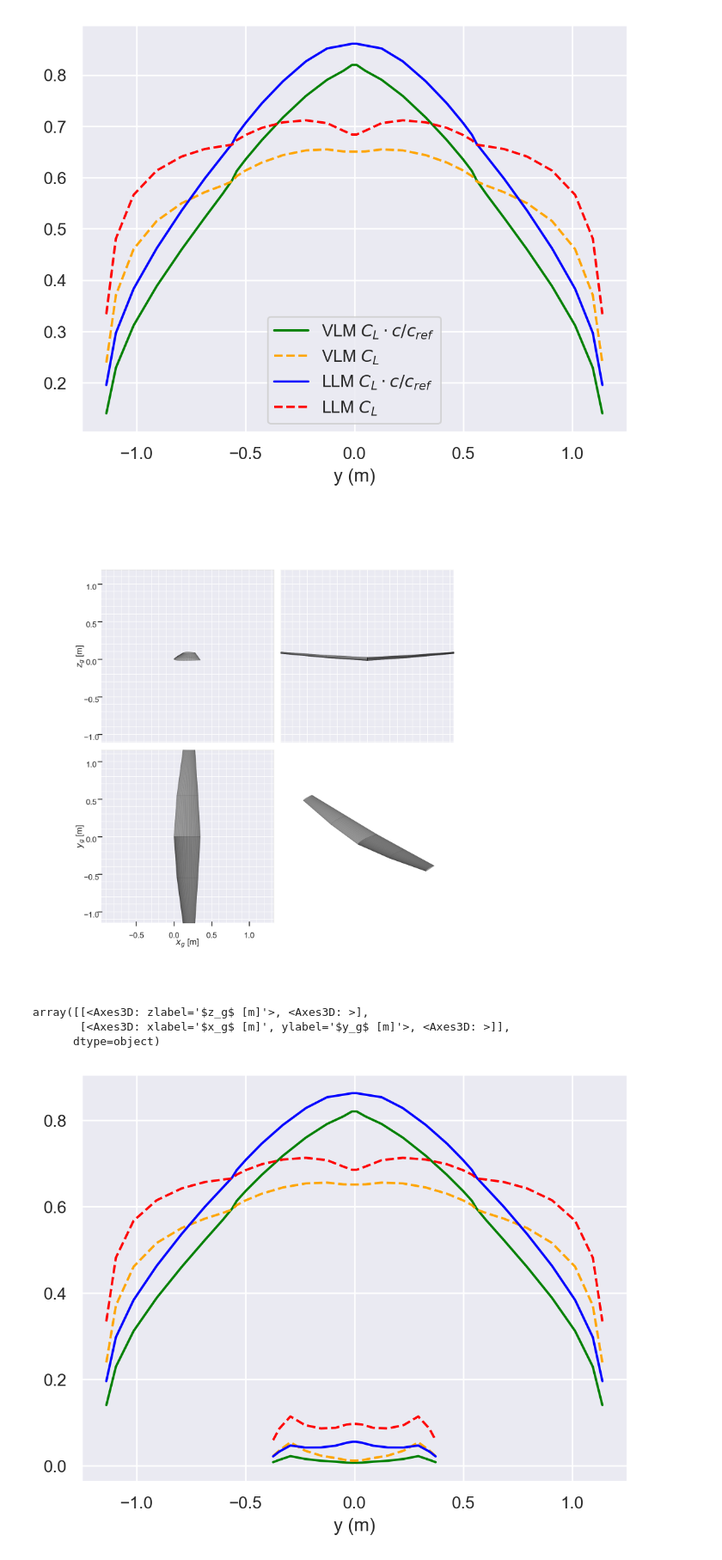
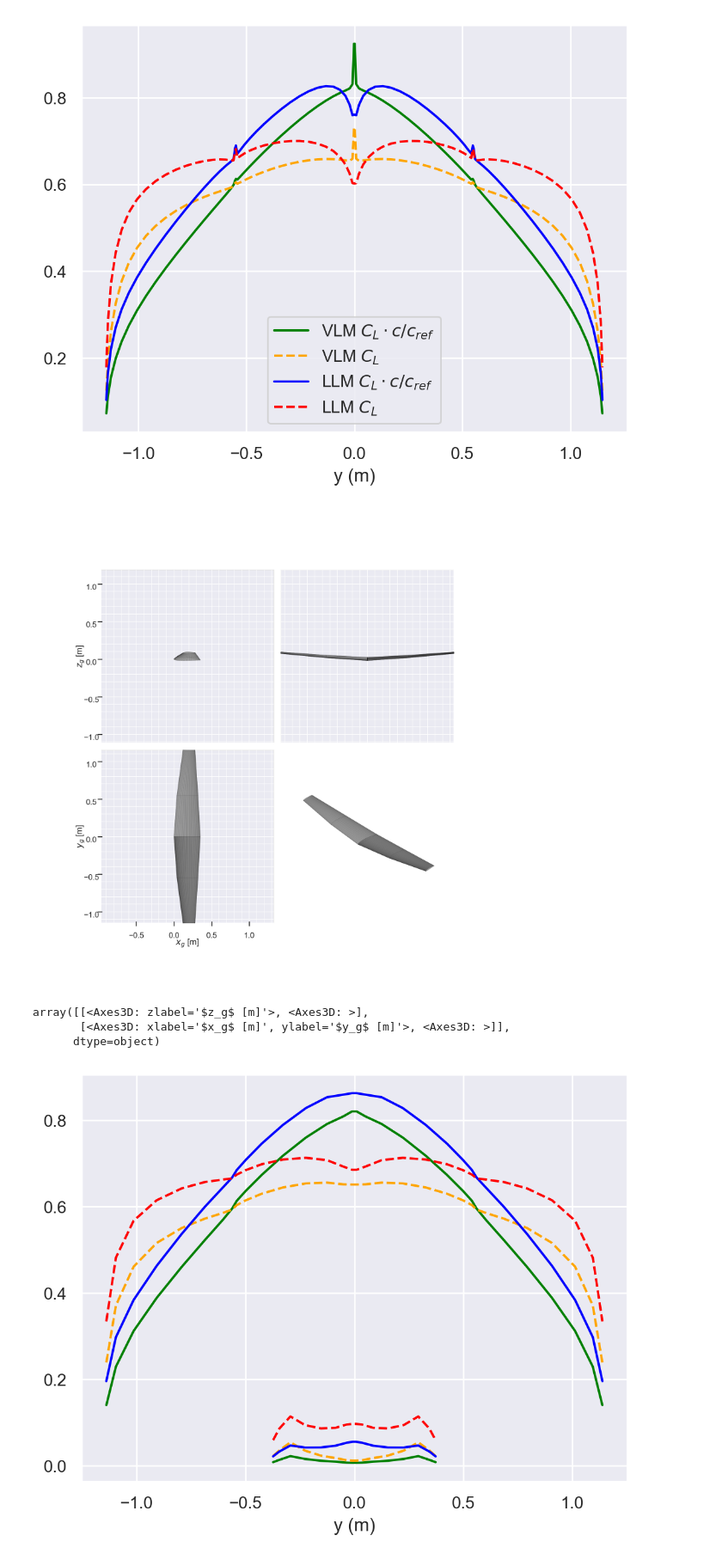
Before and after one commit to tomsheridan04/AeroSandbox, a Jupyter notebook: studies/TSher_Improvements/native_spanwise_distribution_test.ipynb, the cells around one changed output. Shown at 86% size. Cells and saved outputs as stored; diff of their text form; code cells hidden in the pictures.

```diff
--- a/studies/TSher_Improvements/native_spanwise_distribution_test.ipynb
+++ b/studies/TSher_Improvements/native_spanwise_distribution_test.ipynb
@@ -5,7 +5,7 @@ import matplotlib.pyplot as plt
 
 velocity = 20
 alpha = 5
-spanwise_resolution = 8
+spanwise_resolution = 20
 
 wing_airplane = asb.Airplane(
     name="Generic Wing",
@@ -46,36 +46,37 @@ vlm = asb.VortexLatticeMethod(
     spanwise_resolution=spanwise_resolution,
     chordwise_resolution=4,
     align_trailing_vortices_with_wind=False,
+    vortex_core_radius=1e-6,
 )
 vlm_results = vlm.run()
 
 llm = asb.LiftingLine(
     airplane=wing_airplane,
     op_point=op_point,
     spanwise_resolution=spanwise_resolution,
     align_trailing_vortices_with_wind=False,
 )
 llm_results = llm.run()
 
 wing_y_vlm = vlm["y"][0]
 wing_clc_over_cref_vlm = vlm["clc_over_cref"][0]
 wing_cl_vlm = vlm["cl"][0]
 
 wing_y_llm = llm["y"][0]
 wing_clc_over_cref_llm = llm["clc_over_cref"][0]
 wing_cl_llm = llm["cl"][0]
 
 plt.plot(wing_y_vlm, wing_clc_over_cref_vlm, color="green", label=r"VLM $C_L \cdot c/c_{ref}$")
 plt.plot(wing_y_vlm, wing_cl_vlm, color="orange", linestyle="--", label=r"VLM $C_L$")
 plt.plot(wing_y_llm, wing_clc_over_cref_llm, color="blue", label=r"LLM $C_L \cdot c/c_{ref}$")
 plt.plot(wing_y_llm, wing_cl_llm, color="red", linestyle="--", label=r"LLM $C_L$")
 plt.xlabel("y (m)")
 plt.legend()
 plt.show()
 
 wing_airplane.draw_three_view()
 # %% [output]
-[figure, old version]
+[figure, new version]
 [figure]
 array([[<Axes3D: zlabel='$z_g$ [m]'>, <Axes3D: >],
        [<Axes3D: xlabel='$x_g$ [m]', ylabel='$y_g$ [m]'>, <Axes3D: >]],
```
Also changed, not shown: 7 other files.
